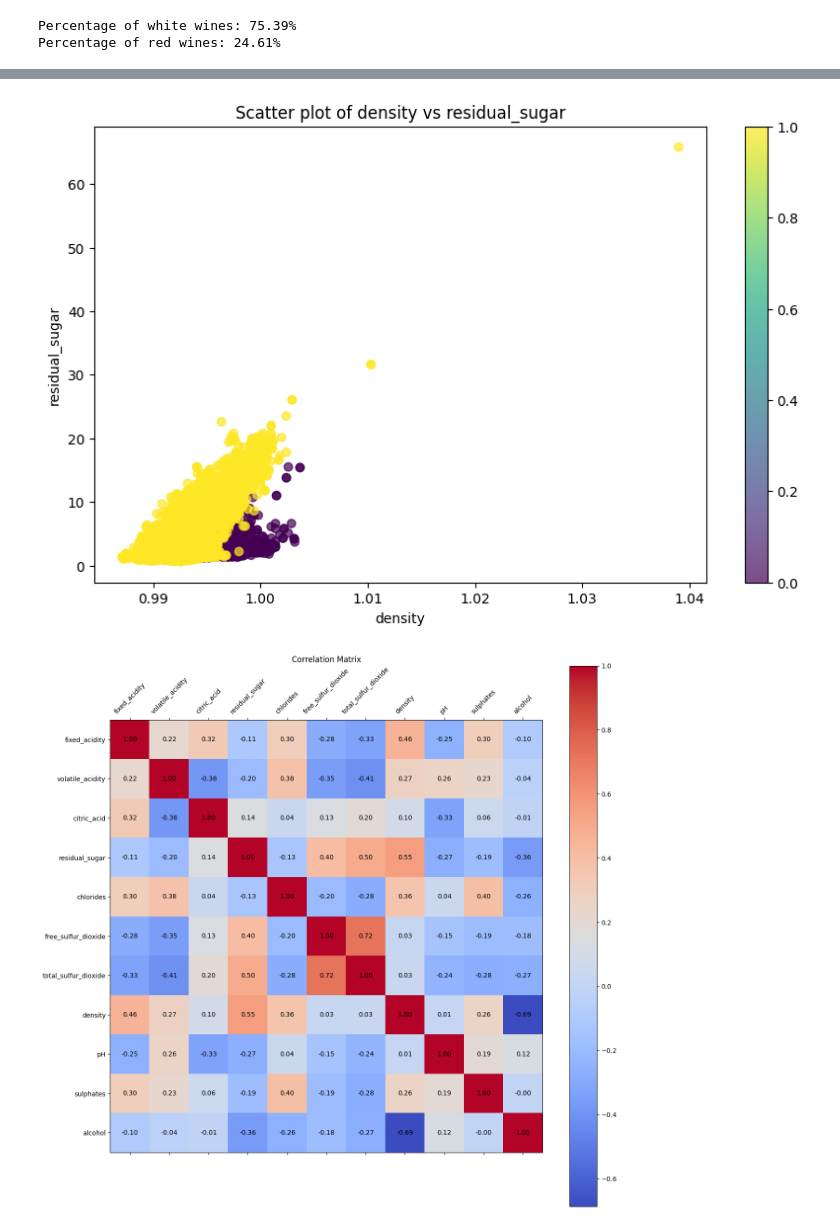
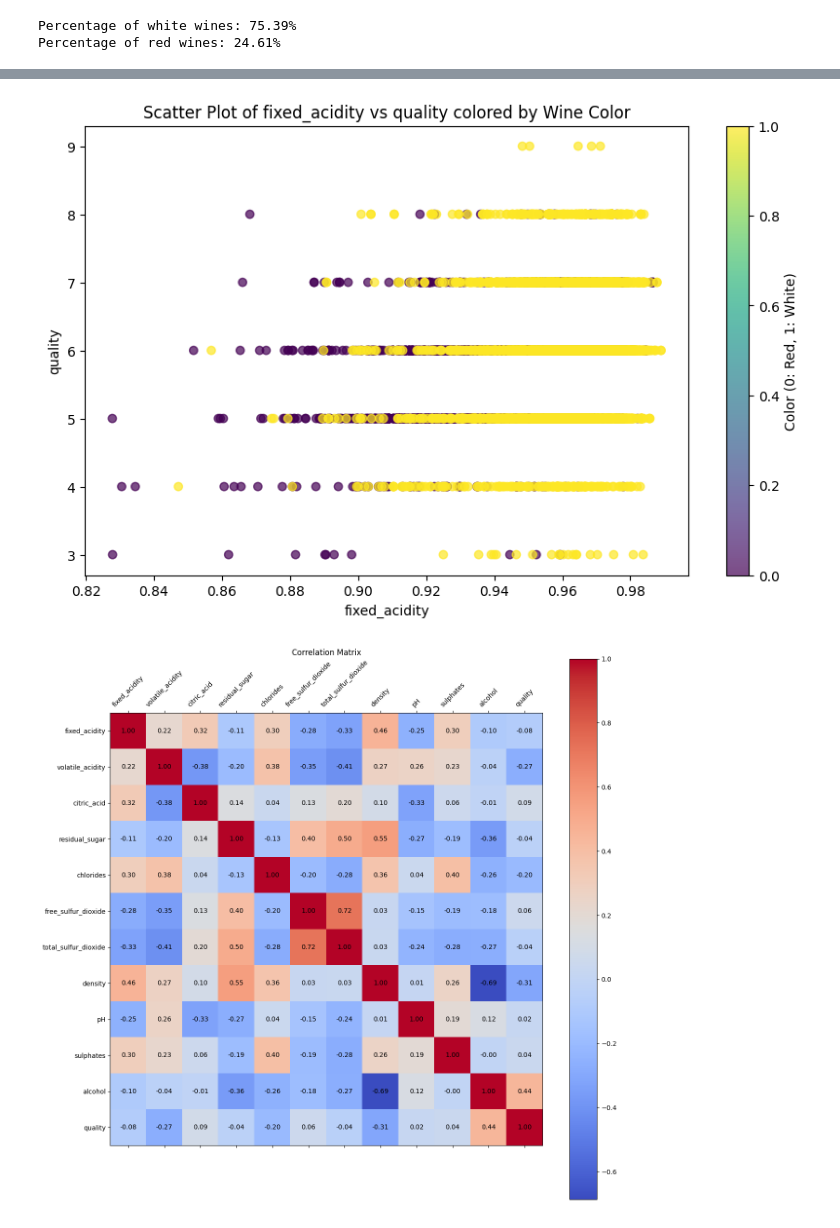
Before and after one commit to 2T1F/wine, a Jupyter notebook: explore.ipynb, the cells around one changed output, grey strips where cells are left out. Cells and saved outputs as stored; diff of their text form; code cells hidden in the pictures.

```diff
--- a/explore.ipynb
+++ b/explore.ipynb
@@ -15,3 +15,6 @@ X = wine_quality.drop(columns=['quality', 'color'])
 print(len(X), "samples")
 # %% [output]
 6497 samples
+# %%
+X2 = X.copy()
+X2
@@ -21,6 +38,11 @@ No missing values
 X.isnull().sum().sum()
 # %% [output]
 0
+# %%
+X["free_sulfur_dioxide"] = X["free_sulfur_dioxide"] / X["total_sulfur_dioxide"]
+X["total_acidity"] = X["fixed_acidity"] + X["volatile_acidity"]
+X["fixed_acidity"] = X["fixed_acidity"] / X["total_acidity"]
+X = X.drop(columns=["volatile_acidity"])
 # %%
 X
 # %% [output]
@@ -77,15 +115,16 @@ plot_histograms(X, y)
 # %%
 def scatter_plot(X, y, feature1, feature2, color_feature):
+    df = pd.DataFrame(X, columns=X.columns)
+    df['quality'] = y
     plt.figure(figsize=(10, 6))
-    scatter = plt.scatter(X[feature1], X[feature2], c=color_feature, cmap='viridis', alpha=0.7)
-    plt.colorbar(scatter)
+    scatter = plt.scatter(df[feature1], df[feature2], c=color_feature, cmap='viridis', alpha=0.7)
+    plt.colorbar(scatter, label='Color (0: Red, 1: White)')
     plt.xlabel(feature1)
     plt.ylabel(feature2)
-    plt.title(f'Scatter plot of {feature1} vs {feature2}')
+    plt.title(f'Scatter Plot of {feature1} vs {feature2} colored by Wine Color')
     plt.show()
-
-scatter_plot(X, y, 'density', 'residual_sugar', color)
+scatter_plot(X, y, 'fixed_acidity', 'quality', color)
 # %% [output]
-[figure, old version]
+[figure, new version]
 # %%
 from sklearn.preprocessing import StandardScaler
@@ -94,27 +134,28 @@ X_scaled = pd.DataFrame(X_scaled, columns=X.columns)
 # %%
 # Plot correlation matrix also containing quality and color and fit the names and display values on the cells
 def plot_correlation_matrix(X):
     df = pd.DataFrame(X)
+    df['quality'] = y.values
     corr = df.corr()
 
     plt.figure(figsize=(15, 15))
     cax = plt.matshow(corr, cmap='coolwarm', fignum=1)
     plt.colorbar(cax)
 
     plt.xticks(range(len(corr.columns)), corr.columns, rotation=45)
     plt.yticks(range(len(corr.columns)), corr.columns)
 
     for (i, j), val in np.ndenumerate(corr):
         plt.text(j, i, f'{val:.2f}', ha='center', va='center', color='black')
 
     plt.title('Correlation Matrix')
     plt.tight_layout()
-    plt.savefig('correlation_matrix.png', dpi=300, bbox_inches='tight')
+    plt.savefig('correlation_matrix_orig.png', dpi=300, bbox_inches='tight')
     plt.show()
-plot_correlation_matrix(X_scaled)
+plot_correlation_matrix(X2)
 #save the correlation matrix to a png file
 # %% [output]
-[figure, old version]
+[figure, new version]
 # %%
 from sklearn.cluster import KMeans
 k_range = range(2, 10)
```
Also changed, not shown: parts of 17 cells of this notebook, 10 other files.
